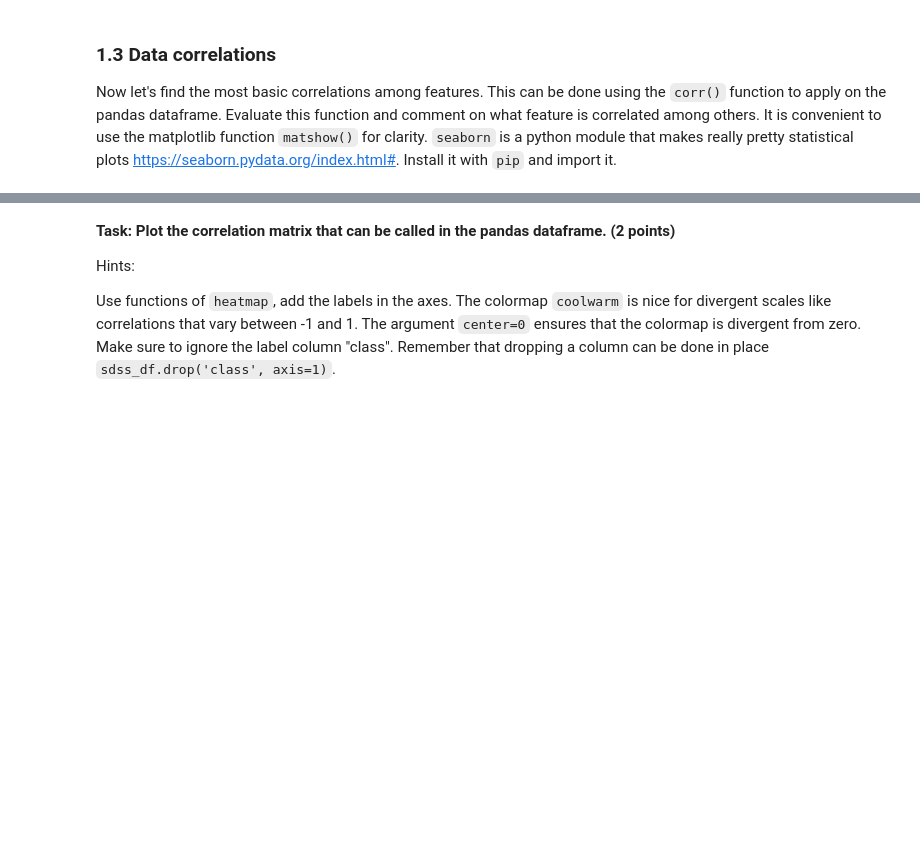
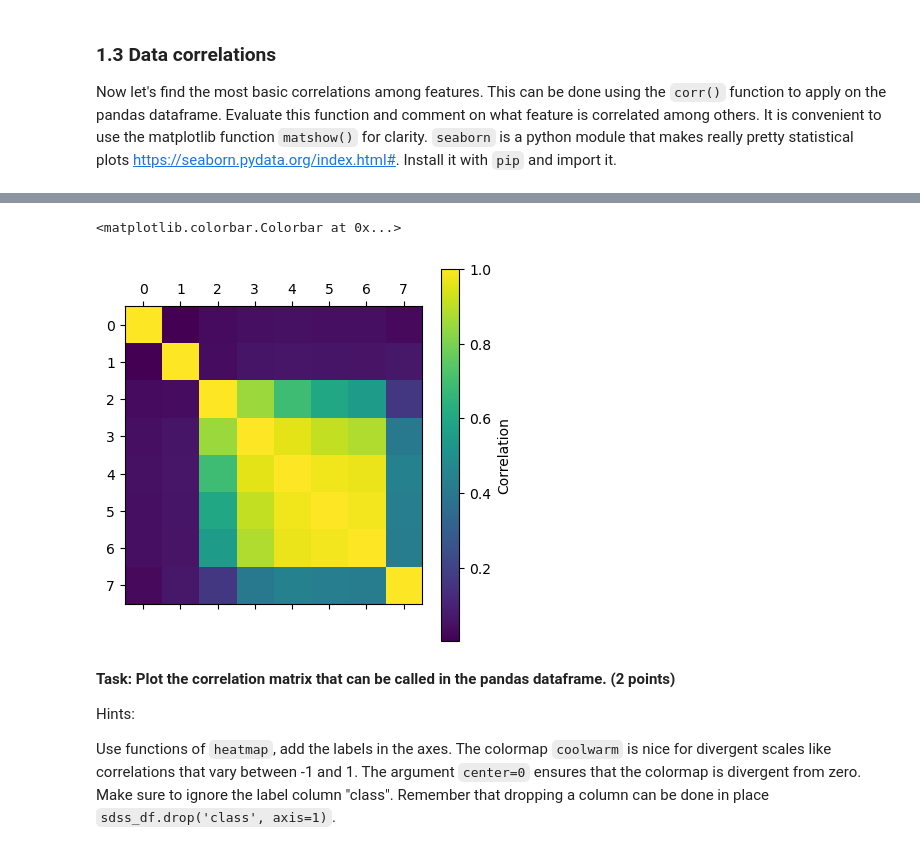
Before and after one commit to UW-ESS-DS/MLGeo_Autumn2022_MMS, a Jupyter notebook: Homework/HW_7_MMS.ipynb, the cells around one changed output, grey strips where cells are left out. Saved outputs shown, nothing was run; the diff lists cells and outputs as text; code cells hidden in the pictures; blank space fills up the shorter version.

```diff
--- a/Homework/HW_7_MMS.ipynb
+++ b/Homework/HW_7_MMS.ipynb
@@ -126,7 +126,7 @@ Source: http://www.sdss3.org/dr9/imaging/imaging_basics.php
 
 **Task: Drop these columns in the pandas dataframe. (1 point)**
 # %%
-skyserver_ds = skyserver_ds.drop(['objid','specobjid','run','rerun','camcol','field'], axis = 1)
+skyserver_ds = skyserver_ds.drop(['objid','specobjid','run','rerun','camcol','field','plate','mjd','fiberid'], axis = 1)
 # %% [markdown]
 Find out how many examples there are, how many attributes or feature, and the type of class.
 # %% [markdown]
@@ -164,3 +169,11 @@ import seaborn as sns
+# %%
+import seaborn as sns
+skyserver_corr = skyserver_ds.drop('class', axis = 1).corr()
+plt.matshow(skyserver_corr)
+plt.colorbar(label = 'Correlation')
+# %% [output]
+<matplotlib.colorbar.Colorbar at 0x...>
+[figure, added]
 # %% [markdown]
 **Task: Plot the correlation matrix that can be called in the pandas dataframe. (2 points)**
 
```
Also changed, not shown: parts of 63 cells of this notebook.
